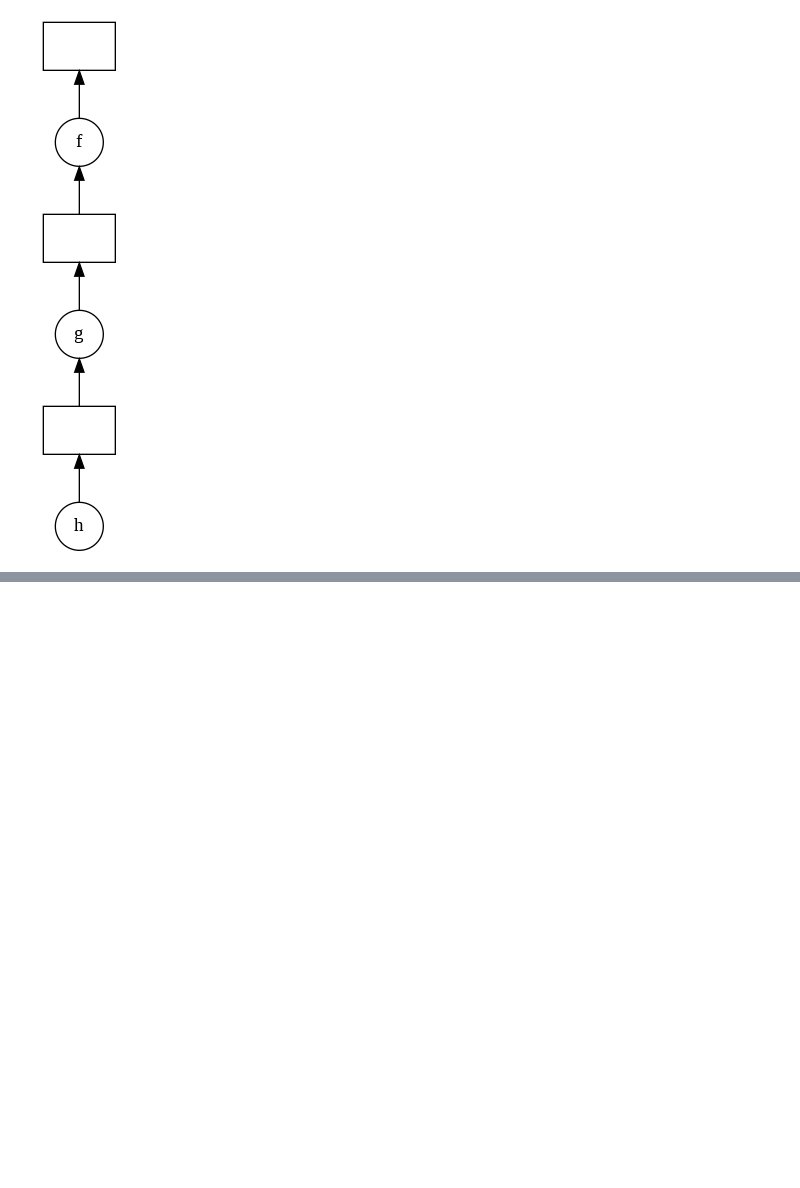
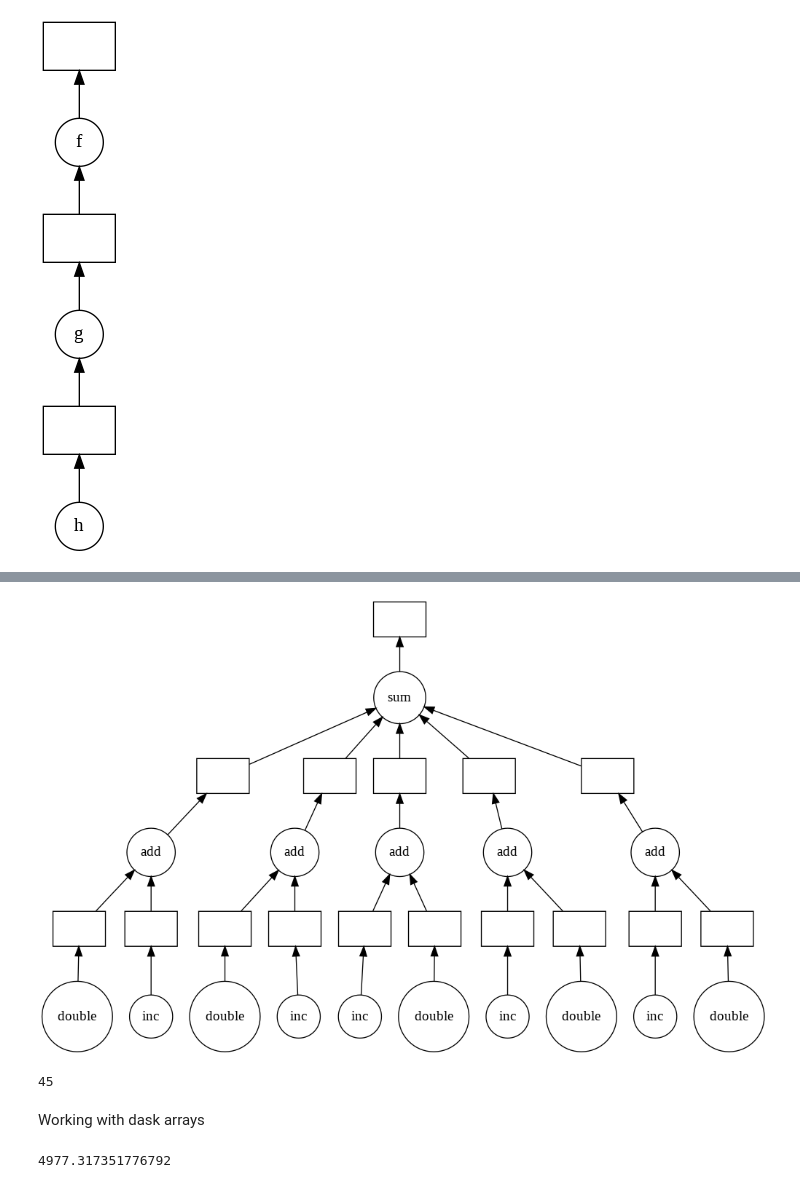
Before and after one commit to leocamus/dask_tutorial, a Jupyter notebook: dask_playgroung.ipynb, the cells around one changed output, grey strips where cells are left out. Drawn from its saved outputs; the diff is of its cells as text; code cells hidden in the pictures; blank space fills up the shorter version.

```diff
--- a/dask_playgroung.ipynb
+++ b/dask_playgroung.ipynb
@@ -35,0 +72,12 @@ w.visualize()
+# %%
+total = delayed(sum)(output)
+# %%
+total.visualize(filename='example_2_2.png')
+# %% [output]
+[figure, added]
+# %%
+total.compute()
+# %% [output]
+45
+# %% [markdown]
+Working with dask arrays
@@ -35,0 +94,4 @@ w.visualize()
+# %%
+result.compute()
+# %% [output]
+4977.317351776792
```
Also changed, not shown: parts of 27 cells of this notebook, 7 other files.
